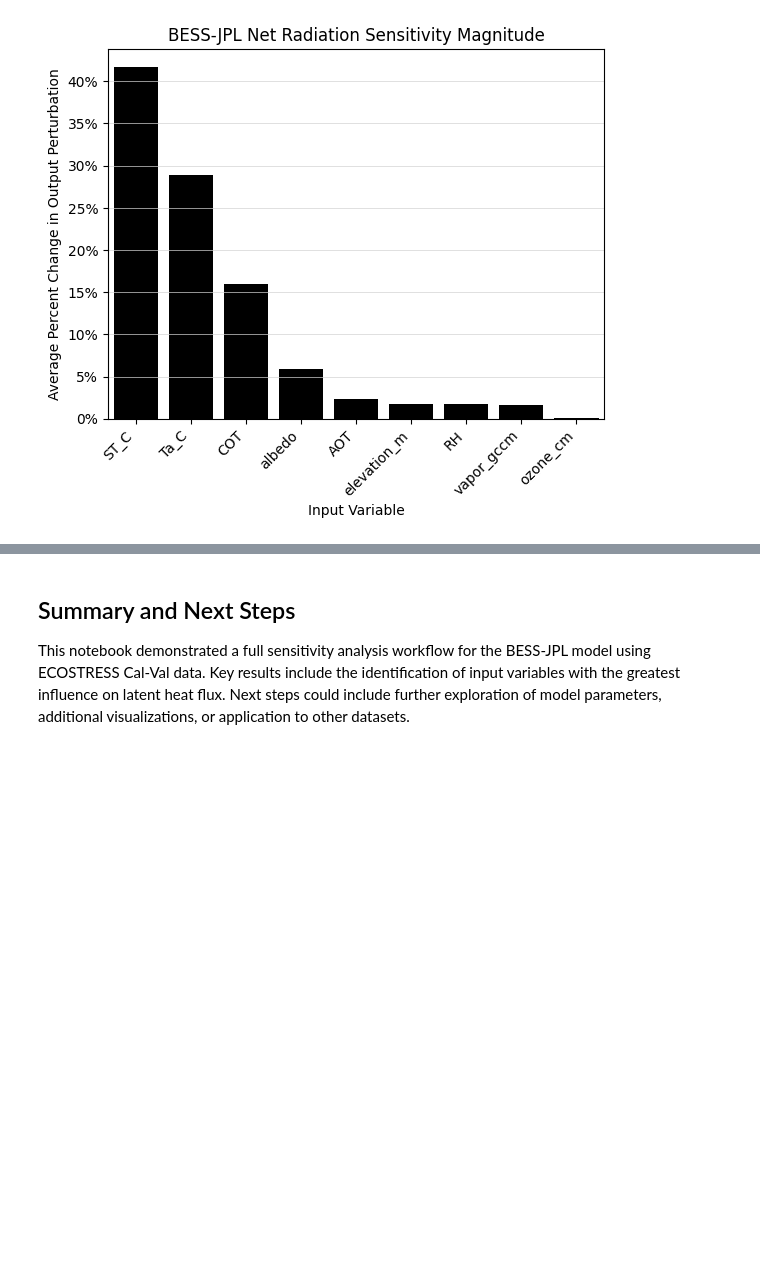
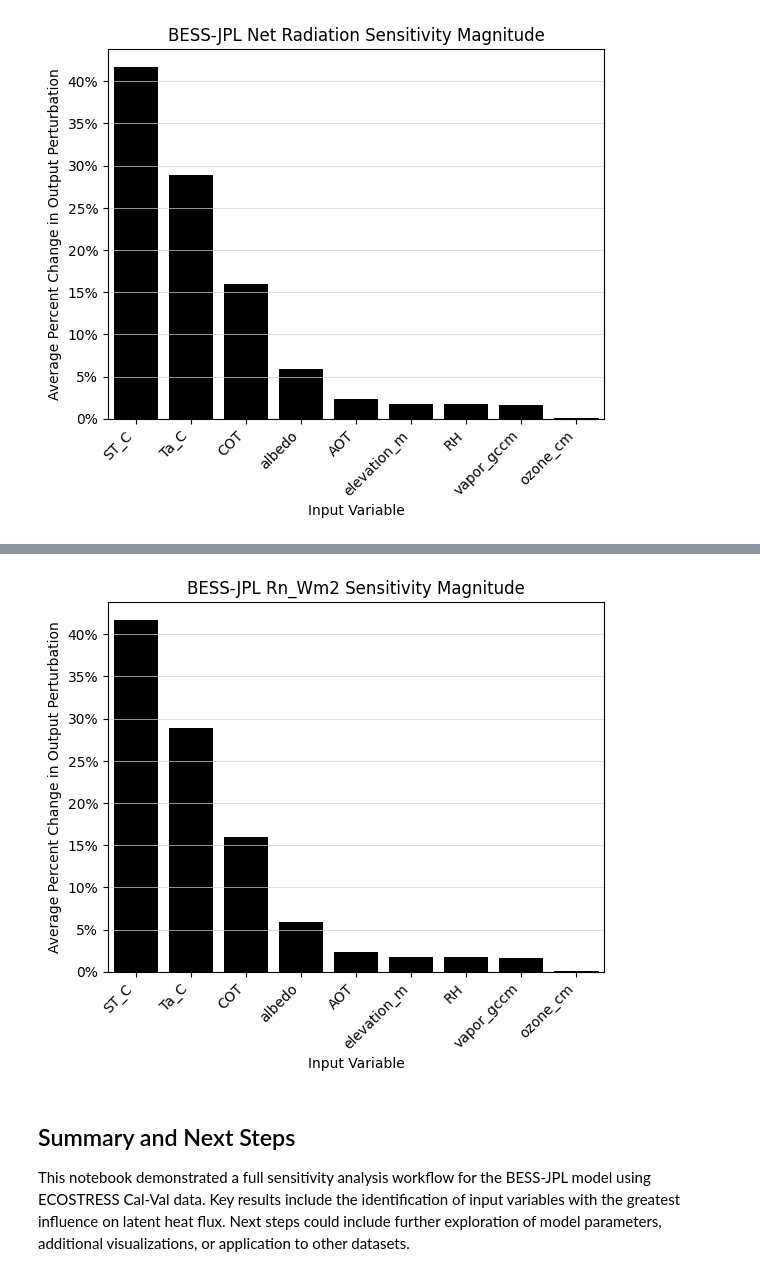
Before and after one commit to JPL-Evapotranspiration-Algorithms/BESS-JPL, a Jupyter notebook: notebooks/BESS-JPL Sensitivity with ECOv002 Cal-Val.ipynb, the cells around one changed output, grey strips where cells are left out. Drawn from its saved outputs; the diff is of its cells as text; code cells hidden in the pictures; blank space fills up the shorter version.

```diff
--- a/notebooks/BESS-JPL Sensitivity with ECOv002 Cal-Val.ipynb
+++ b/notebooks/BESS-JPL Sensitivity with ECOv002 Cal-Val.ipynb
@@ -624,3 +627,37 @@ plt.show()
+# %%
+def sensitivity_magnitude_barchart(
+        model_name: str,
+        output_variable: str,
+        df: pd.DataFrame,
+        metric: str = "mean_normalized_change"):
+
+    df = df[(df.output_variable == output_variable) & (df.metric == metric)]
+    df = df.sort_values(by="value", ascending=False)  # Sort bars in descending order
+    ax = sns.barplot(x=df.input_variable, y=df.value * 100, color='black')
+
+    # Rotate x-axis labels 45 degrees
+    ax.set_xticklabels(ax.get_xticklabels(), rotation=45, ha='right')
+
+    plt.xlabel("Input Variable")
+    plt.ylabel("Average Percent Change in Output Perturbation")
+    plt.title(f"{model_name} {output_variable} Sensitivity Magnitude")
+    plt.grid(axis='y', color='lightgray', linestyle='-', linewidth=0.5)  # Add light gray horizontal gridlines only
+
+    # Add percent sign to y-axis tick labels
+    ax.yaxis.set_major_formatter(FuncFormatter(lambda y, _: f'{int(y)}%'))
+
+    plt.savefig(f"{model_name} {output_variable} Sensitivity Magnitude.jpeg", format='jpeg', bbox_inches='tight')
+    plt.savefig(f"{model_name} {output_variable} Sensitivity Magnitude.svg", format='svg', bbox_inches='tight')
+
+    plt.show()
+# %%
+sensitivity_magnitude_barchart(
+    model_name="BESS-JPL",
+    output_variable="Rn_Wm2",
+    df=sensitivity_metrics_df
+)
+# %% [output]
+[figure, added]
 # %% [markdown]
 ## Summary and Next Steps
 
```
Also changed, not shown: parts of 1 cell of this notebook, 3 other files.
